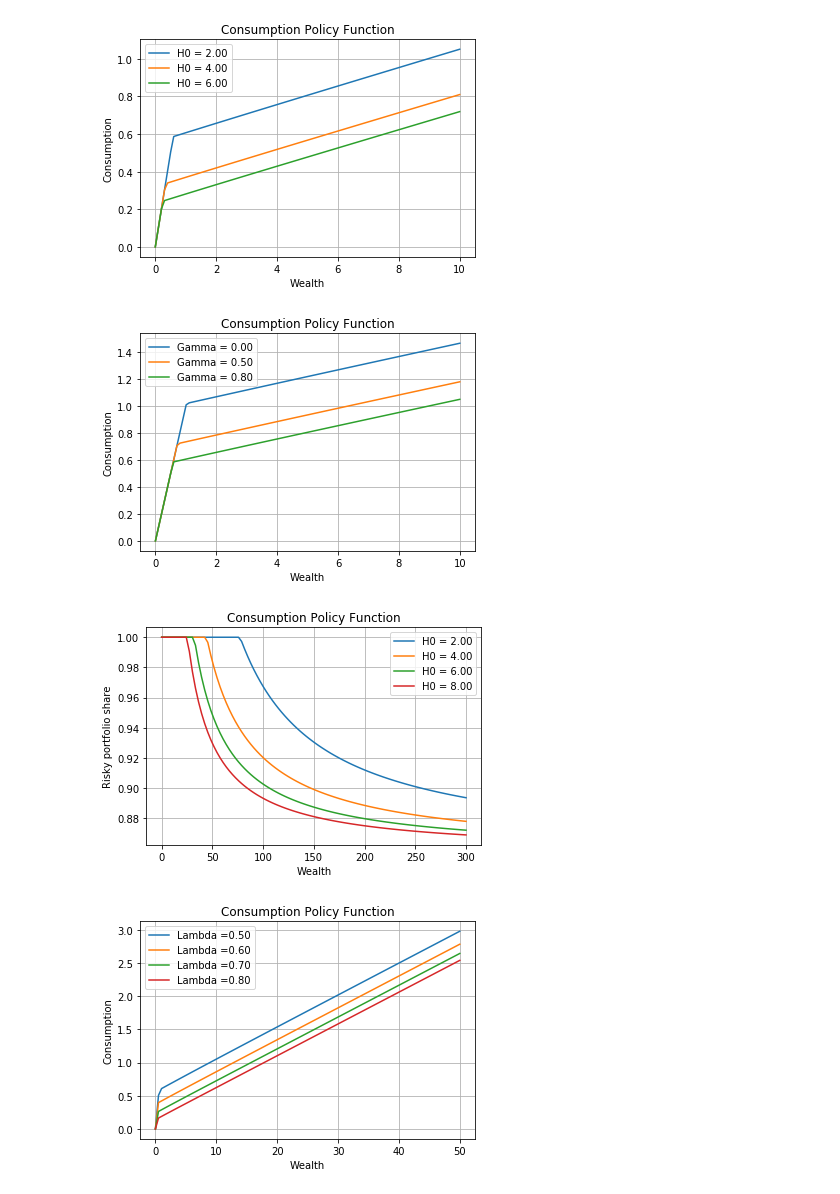
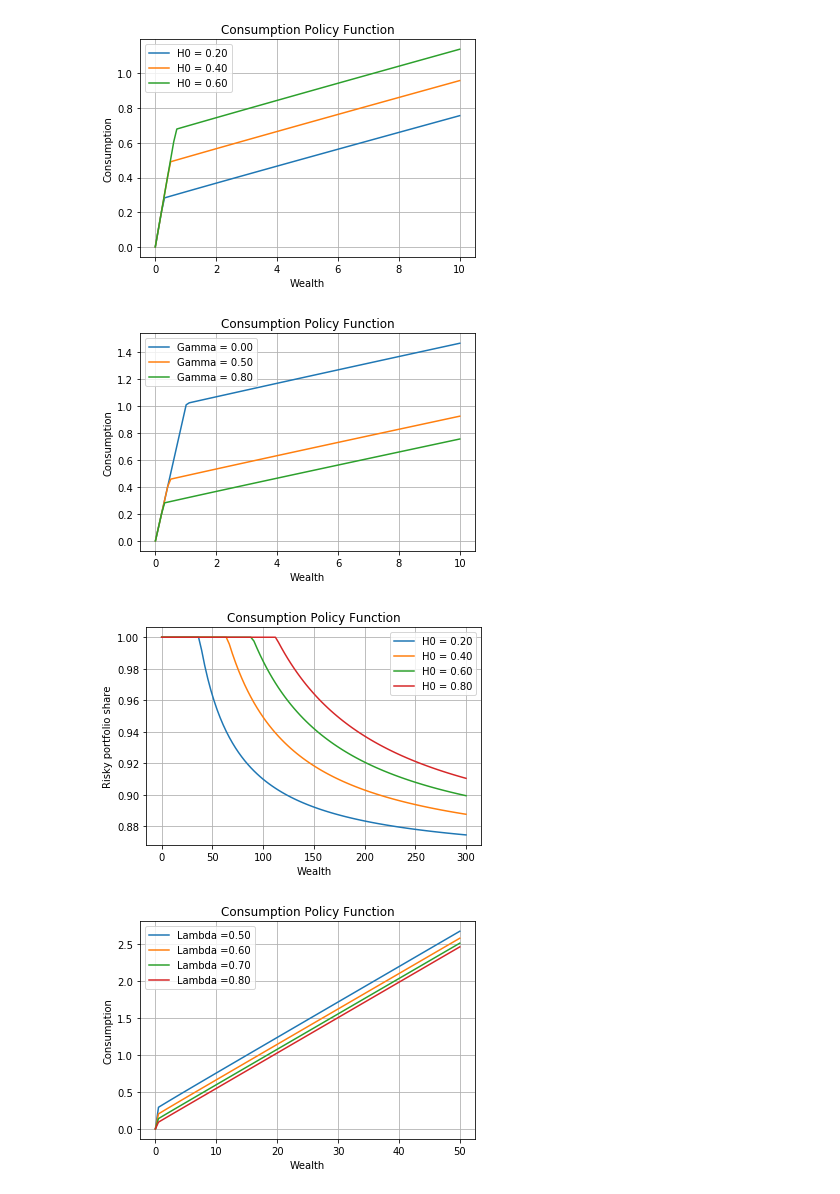
Before and after one commit to HsinYiHung/HARK_HY, a Jupyter notebook: CGMPortfolio/Code/Python/CGMPortfolio_Habit.ipynb, the cells around one changed output. Drawn from its saved outputs; the diff is of its cells as text; code cells hidden in the pictures.

```diff
--- a/CGMPortfolio/Code/Python/CGMPortfolio_Habit.ipynb
+++ b/CGMPortfolio/Code/Python/CGMPortfolio_Habit.ipynb
@@ -264,10 +264,10 @@ eevalgrid = np.linspace(0,mMax,mPts) # range of values of assets for the plot
 ### Habit
 # Plot different habit states- Figure 1
 plt.figure()
-for H0 in [2,4,6]:
+for H0 in [0.2,0.4,0.6]:
 
     H = np.ones(81)*H0
-    H = H0**(Gamma)
+    H = H0**(Gamma*(1-CRRA))
 
     norm_factor = norm_factor_0/H
 
@@ -292,15 +292,15 @@ if not in_ipynb():
 else:
     plt.show(block=True)
 # %% [output]
-[figure, old version]
+[figure, new version]
 # %%
 ### Figure 2 and 4: See how Gamma change the consumption
 
 plt.figure()
 for Gamma in [0, 0.5, 0.8]:
-    H0=2
+    H0=0.2
     H = np.ones(81)*H0
-    H = H0**(Gamma)
+    H = H0**(Gamma*(1-CRRA))
 
     norm_factor = norm_factor_0/H
 
@@ -328,7 +328,7 @@ if not in_ipynb():
 else:
     plt.show(block=True)
 # %% [output]
-[figure, old version]
+[figure, new version]
 # %%
 ### Figure 3: See how different habit states change the wealth portfolio
 
@@ -352,43 +352,45 @@ eevalgrid = np.linspace(0,mMax,mPts) # range of values of assets for the plot
 
 # Plot share of wealth with different habit states- Figure 3
 plt.figure()
-for H0 in [2,4,6, 8]:
+for H0 in [0.2,0.4,0.6, 0.8]:
 
     H = np.ones(81)*H0
-    H = H0**(Gamma)
+    H = H0**(Gamma*(1-CRRA))
+    agent = PortfolioConsumerType(**dict_portfolio)
+    agent.solve()
 
     norm_factor = norm_factor_0/H
 
 
     # Ages
     ages = [25]
     age_born = time_params['Age_born']
 
     a = 25
     plt.plot(eevalgrid,
              agent.solution[a-age_born].ShareFuncAdj(eevalgrid/norm_factor[a-age_born]),
              label = 'H0 = {:.2f}'.format(H0))
 plt.xlabel('Wealth')
 plt.ylabel('Risky portfolio share')
 plt.title('Consumption Policy Function')
 plt.legend()
 plt.grid()
 
 
 if not in_ipynb():
     plt.show(block=False)
     plt.pause(1)
 else:
     plt.show(block=True)
 # %% [output]
-[figure, old version]
+[figure, new version]
 # %%
 ### Consumption function with different Lambda - page 739's description
 
 Gamma = 0.8
-H0=2
+H0=0.2
 H = np.ones(82)*H0
-H = H0**(Gamma)
+H = H0**(Gamma*(1-CRRA))
 
 norm_factor = norm_factor_0/H
 
@@ -429,4 +431,4 @@ if not in_ipynb():
 else:
     plt.show(block=True)
 # %% [output]
-[figure, old version]
+[figure, new version]
```
Also changed, not shown: 3 other files.
